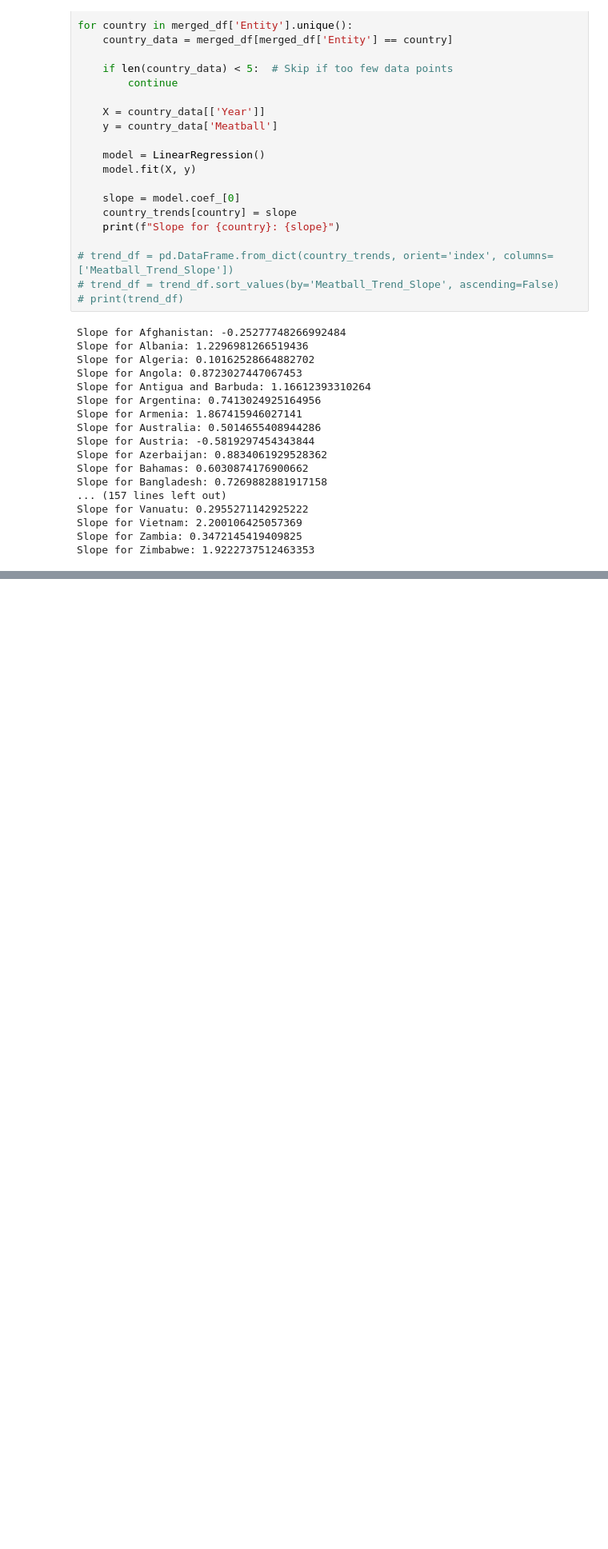
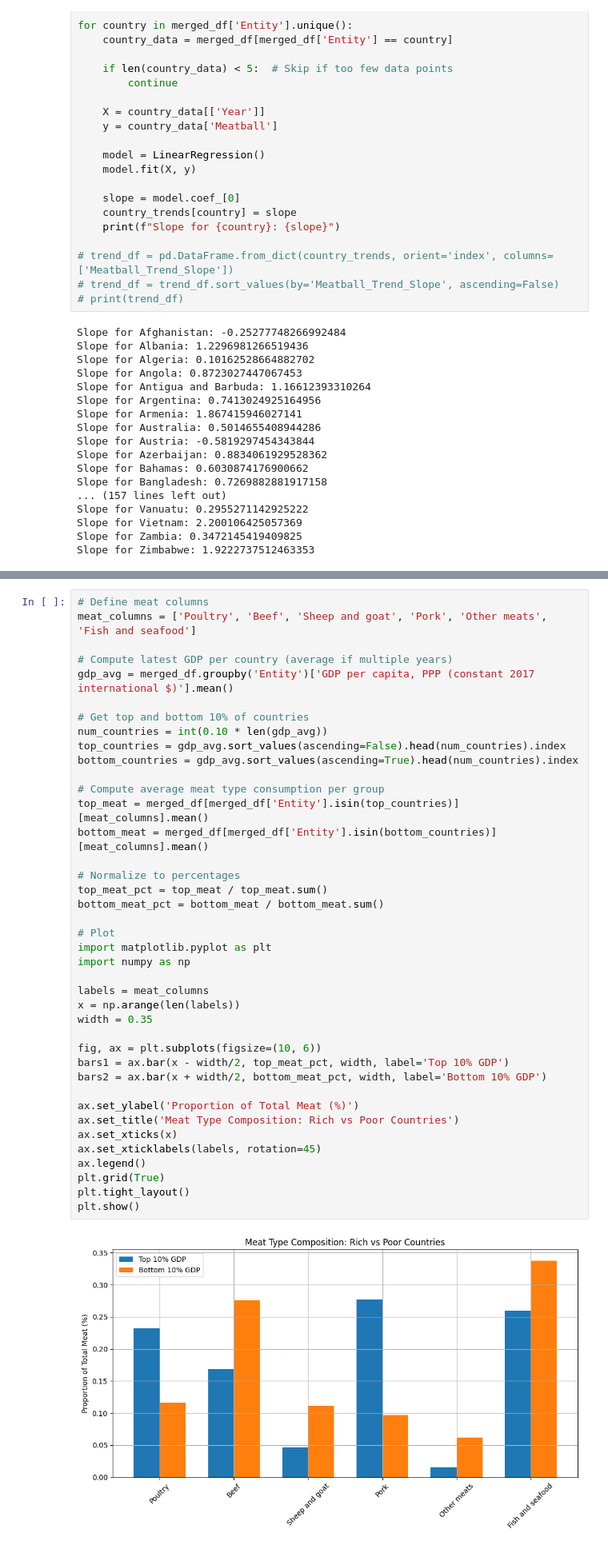
Before and after one commit to Sachin04t/Meat-the-Economy, a Jupyter notebook: CS506_MeattheEconomy.ipynb, the cells around one changed output, grey strips where cells are left out. Shown at 80% size. Drawn from its saved outputs; the diff is of its cells as text; blank space fills up the shorter version.

```diff
--- a/CS506_MeattheEconomy.ipynb
+++ b/CS506_MeattheEconomy.ipynb
@@ -152,0 +359,42 @@ Slope for Zimbabwe: 1.9222737512463353
+# %%
+# Define meat columns
+meat_columns = ['Poultry', 'Beef', 'Sheep and goat', 'Pork', 'Other meats', 'Fish and seafood']
+
+# Compute latest GDP per country (average if multiple years)
+gdp_avg = merged_df.groupby('Entity')['GDP per capita, PPP (constant 2017 international $)'].mean()
+
+# Get top and bottom 10% of countries
+num_countries = int(0.10 * len(gdp_avg))
+top_countries = gdp_avg.sort_values(ascending=False).head(num_countries).index
+bottom_countries = gdp_avg.sort_values(ascending=True).head(num_countries).index
+
+# Compute average meat type consumption per group
+top_meat = merged_df[merged_df['Entity'].isin(top_countries)][meat_columns].mean()
+bottom_meat = merged_df[merged_df['Entity'].isin(bottom_countries)][meat_columns].mean()
+
+# Normalize to percentages
+top_meat_pct = top_meat / top_meat.sum()
+bottom_meat_pct = bottom_meat / bottom_meat.sum()
+
+# Plot
+import matplotlib.pyplot as plt
+import numpy as np
+
+labels = meat_columns
+x = np.arange(len(labels))
+width = 0.35
+
+fig, ax = plt.subplots(figsize=(10, 6))
+bars1 = ax.bar(x - width/2, top_meat_pct, width, label='Top 10% GDP')
+bars2 = ax.bar(x + width/2, bottom_meat_pct, width, label='Bottom 10% GDP')
+
+ax.set_ylabel('Proportion of Total Meat (%)')
+ax.set_title('Meat Type Composition: Rich vs Poor Countries')
+ax.set_xticks(x)
+ax.set_xticklabels(labels, rotation=45)
+ax.legend()
+plt.grid(True)
+plt.tight_layout()
+plt.show()
+# %% [output]
+[figure, added]
```
Also changed, not shown: parts of 21 cells of this notebook.
